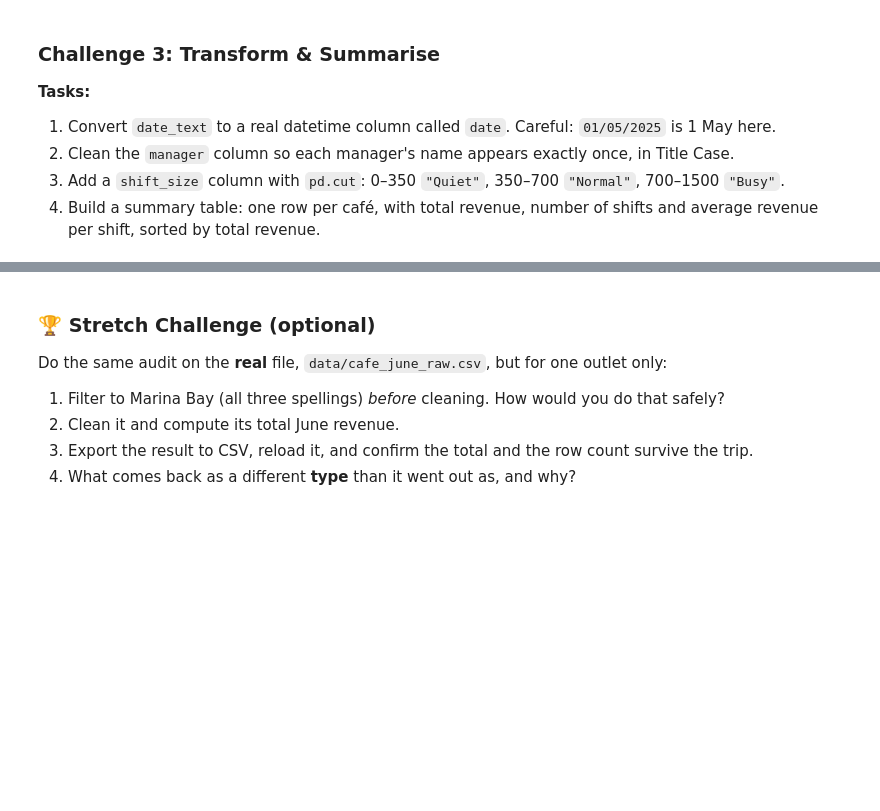
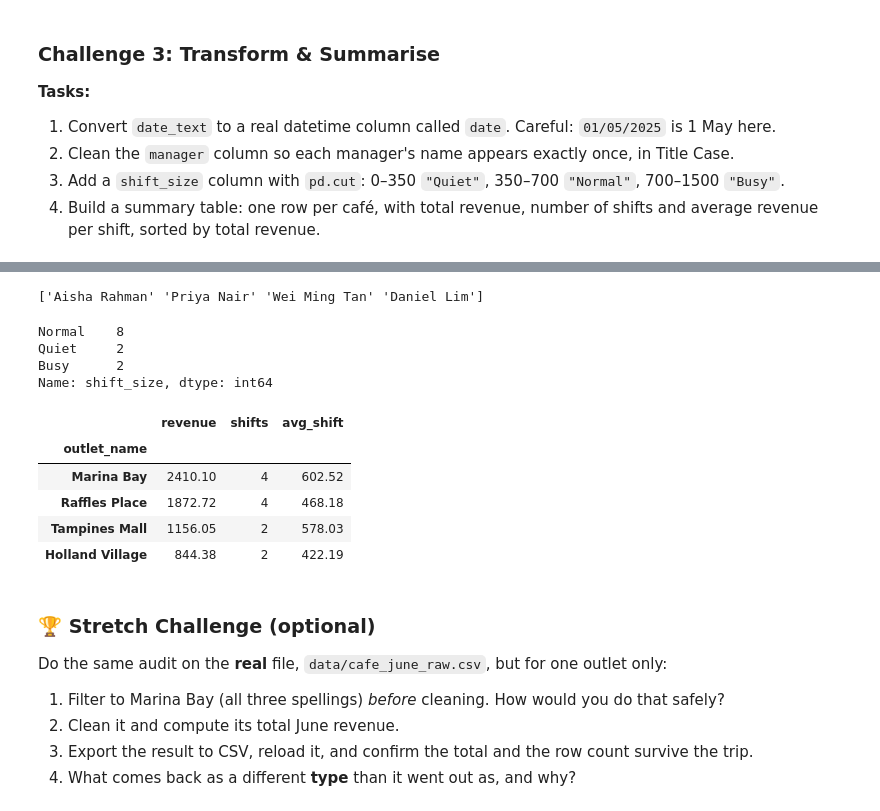
Before and after one commit to PP-123-nt/6m-data-1.8-eda-basic, a Jupyter notebook: assignment-working.ipynb, the cells around one changed output, grey strips where cells are left out. Saved outputs shown, nothing was run; the diff lists cells and outputs as text; code cells hidden in the pictures; blank space fills up the shorter version.

```diff
--- a/assignment-working.ipynb
+++ b/assignment-working.ipynb
@@ -309,3 +309,9 @@ min tickets: 21.0
 3. Add a `shift_size` column with `pd.cut`: 0–350 `"Quiet"`, 350–700 `"Normal"`, 700–1500 `"Busy"`.
 4. Build a summary table: one row per café, with total revenue, number of shifts and average revenue
    per shift, sorted by total revenue.
+# %%
+# 1. dayfirst=True matters: without it, 01/05/2025 could be read as 5 January.
+
+clean_may["date"] = pd.to_datetime(clean_may["date_text"], dayfirst=True)  # dayfirst=True -> 1st number is day
+
+clean_may[['date_text', 'date']].head()
@@ -312,3 +325,43 @@ min tickets: 21.0
+# %%
+# 2. strip the spaces off the ENDS, squeeze the doubled spaces in the MIDDLE, then Title Case.
+#    `\s+` means "one or more whitespace characters"; replacing them with a single space turns
+#    "Priya  Nair" into "Priya Nair". `.str.strip()` alone would not have caught that one.
+
+clean_may["manager"] = (
+    clean_may["manager"].str.strip().str.replace(r"\s+", " ", regex=True).str.title()
+)
+print(clean_may["manager"].unique())
+# %% [output]
+['Aisha Rahman' 'Priya Nair' 'Wei Ming Tan' 'Daniel Lim']
+# %%
+# 3. group into 3 bin size
+
+clean_may["shift_size"] = pd.cut(
+    clean_may["revenue_sgd"], bins=[0, 350, 700, 1500], labels=["Quiet", "Normal", "Busy"]
+)
+print(clean_may["shift_size"].value_counts())
+# %% [output]
+Normal    8
+Quiet     2
+Busy      2
+Name: shift_size, dtype: int64
+# %%
+# 4. summary table by café, with total revenue, number of shifts and average revenue per shift, sorted by total revenue.
+
+may_summary = clean_may.groupby("outlet_name", observed=True).agg(
+    revenue=("revenue_sgd", "sum"),
+    shifts=("revenue_sgd", "size"),
+    avg_shift=("revenue_sgd", "mean"),
+).round(2).sort_values("revenue", ascending=False)
+
+may_summary
+# %% [output]
+|  | revenue | shifts | avg_shift |
+| outlet_name |  |  |  |
+| Marina Bay | 2410.10 | 4 | 602.52 |
+| Raffles Place | 1872.72 | 4 | 468.18 |
+| Tampines Mall | 1156.05 | 2 | 578.03 |
+| Holland Village | 844.38 | 2 | 422.19 |
 # %% [markdown]
 ### 🏆 Stretch Challenge (optional)
 
```
Also changed, not shown: parts of 1 cell of this notebook.
